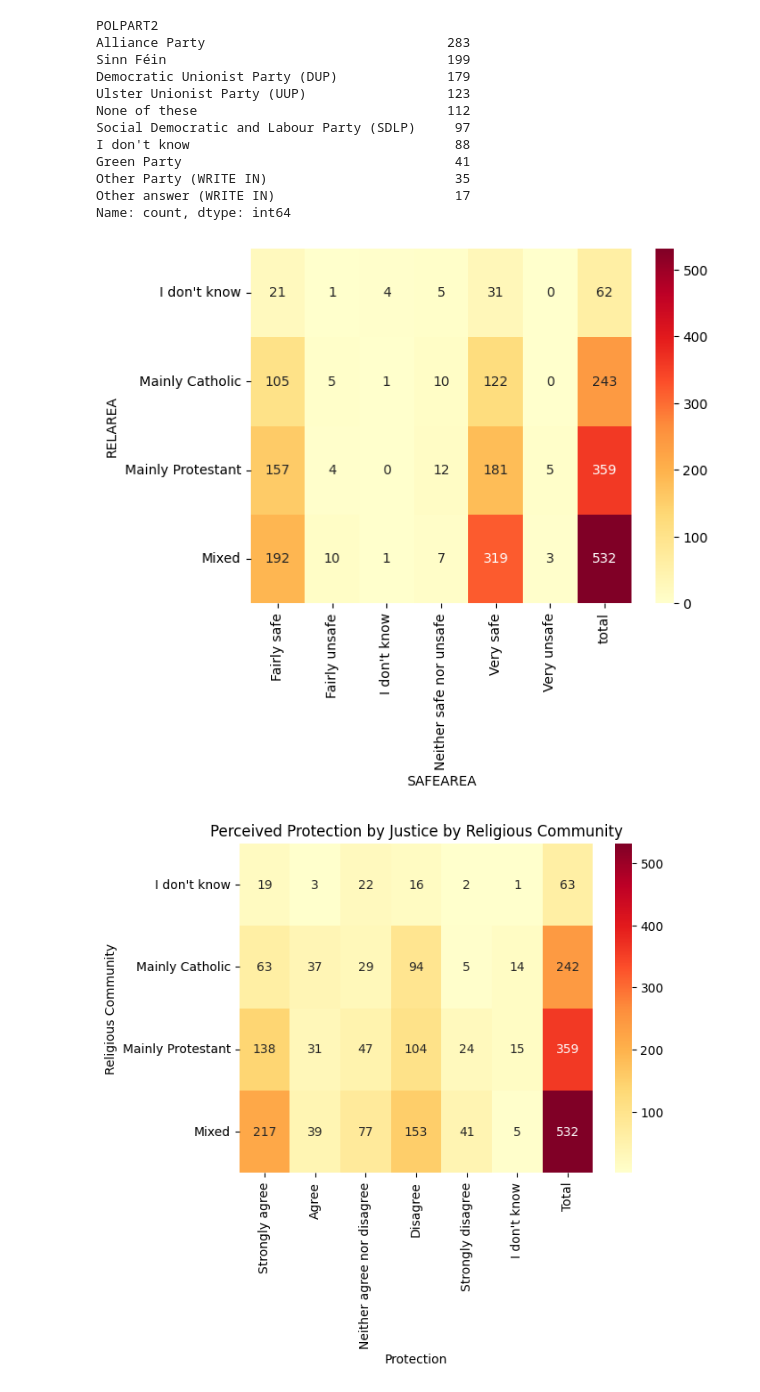
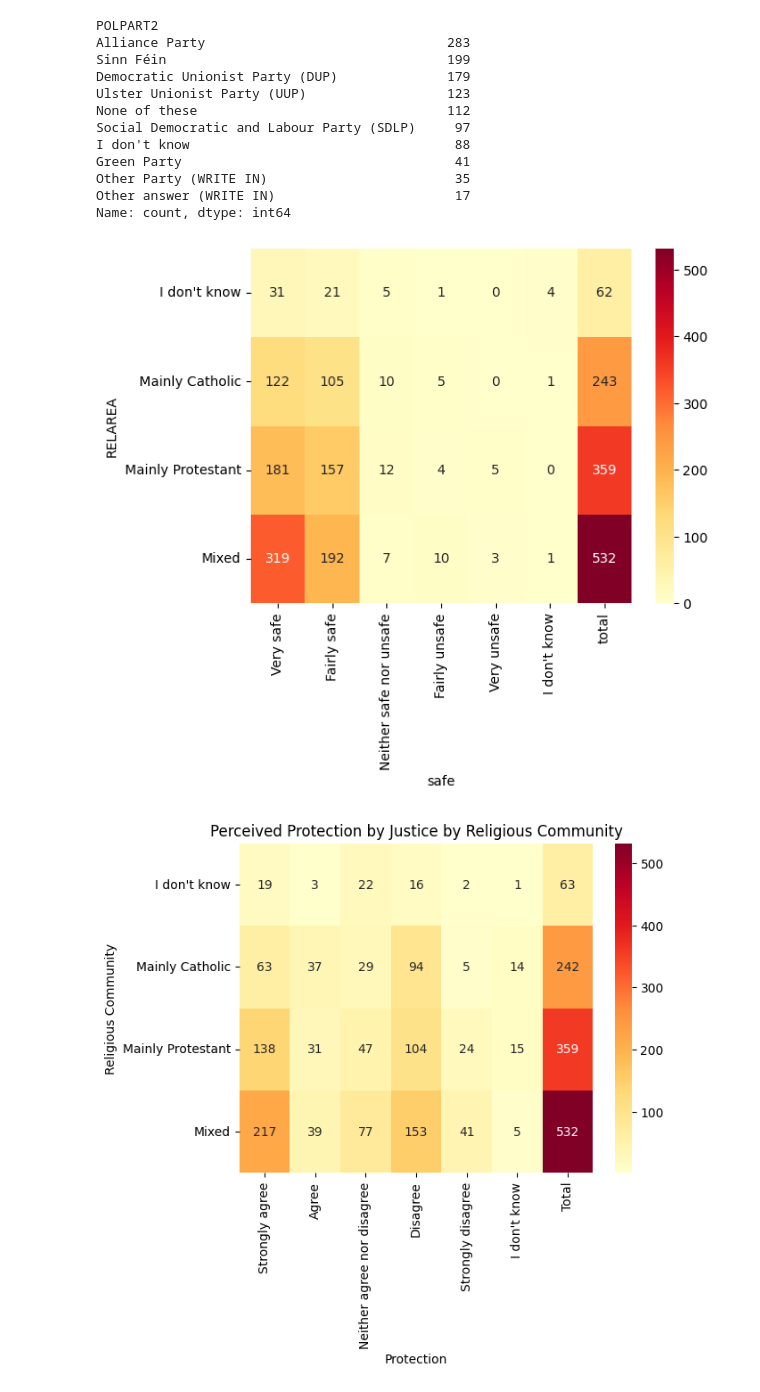
Before and after one commit to 22ai/ireland, a Jupyter notebook: NI_eda/eda.ipynb, the cells around one changed output. Saved outputs shown, nothing was run; the diff lists cells and outputs as text; code cells hidden in the pictures.

Commit message:
heatmaps

```diff
--- a/NI_eda/eda.ipynb
+++ b/NI_eda/eda.ipynb
@@ -172,13 +172,17 @@ Green Party                                   41
 Other Party (WRITE IN)                        35
 Other answer (WRITE IN)                       17
 Name: count, dtype: int64
+# %%
+cats = ['Very safe', 'Fairly safe', 'Neither safe nor unsafe', 'Fairly unsafe', 'Very unsafe', "I don't know"]
+df['safe'] = pd.Categorical(df['SAFEAREA'], categories=cats, ordered=True)
 # %%
-safe_area = df.groupby(['RELAREA', 'SAFEAREA']).size().unstack()
+safe_area = df.groupby(['RELAREA', 'safe']).size().unstack()
 safe_area['total'] = safe_area.sum(axis=1)
 sns.heatmap(safe_area, annot=True, fmt='d', cmap='YlOrRd')
+plt.savefig('heatmap1.png')
 plt.show()
 # %% [output]
-[figure, old version]
+[figure, new version]
 # %%
 law_justice = df.groupby(['RELAREA', 'AREALAWJ']).size().unstack()
 law_justice['total'] = law_justice.sum(axis=1)
```
Also changed, not shown: parts of 3 cells of this notebook, 4 other files.
